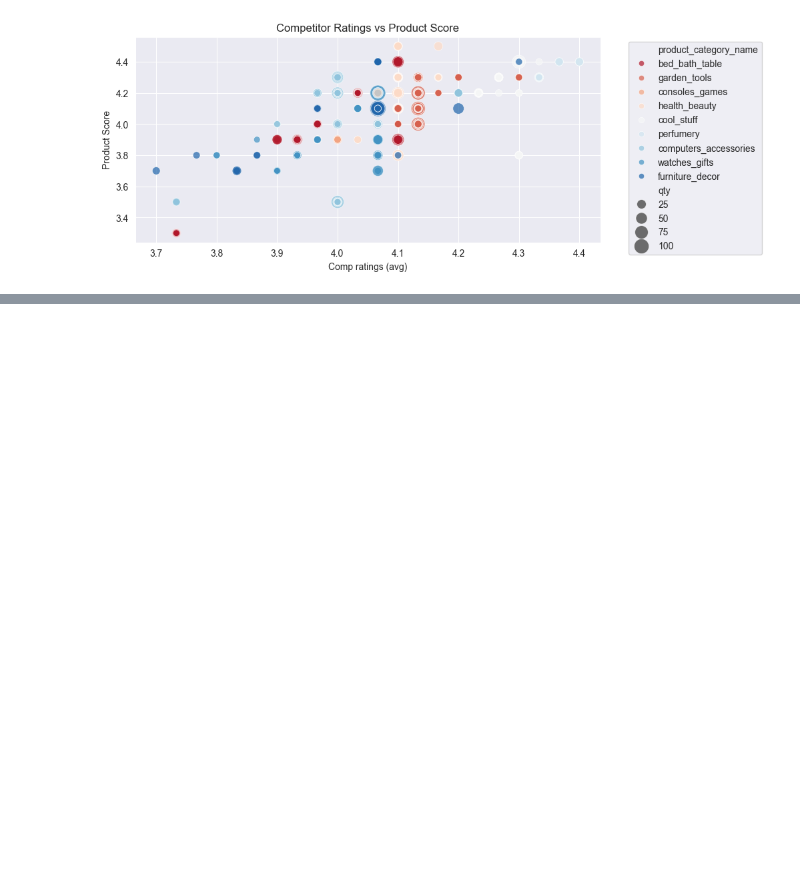
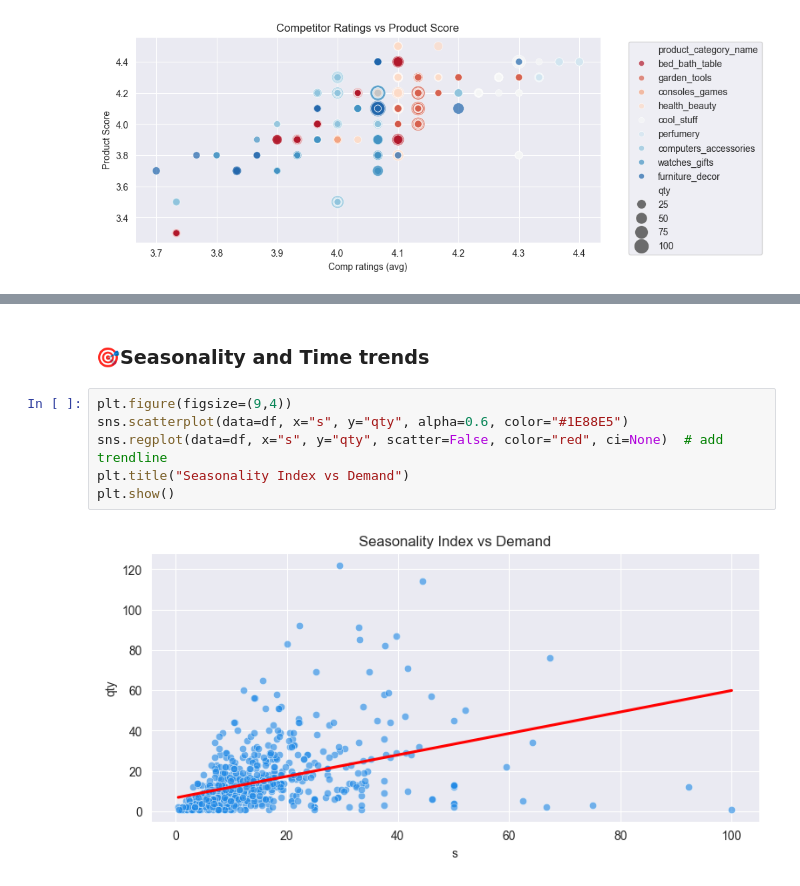
Before and after one commit to enyo-ojo/Pricing-Forecasts-Deal-Support-, a Jupyter notebook: pricing eda.ipynb, the cells around one changed output, grey strips where cells are left out. Saved outputs shown, nothing was run; the diff lists cells and outputs as text; blank space fills up the shorter version.

```diff
--- a/pricing eda.ipynb
+++ b/pricing eda.ipynb
@@ -174,0 +229,10 @@ plt.show()
+# %% [markdown]
+### 🎯Seasonality and Time trends
+# %%
+plt.figure(figsize=(9,4))
+sns.scatterplot(data=df, x="s", y="qty", alpha=0.6, color="#1E88E5")
+sns.regplot(data=df, x="s", y="qty", scatter=False, color="red", ci=None)  # add trendline
+plt.title("Seasonality Index vs Demand")
+plt.show()
+# %% [output]
+[figure, added]
```
Also changed, not shown: parts of 26 cells of this notebook, 1 other file.
